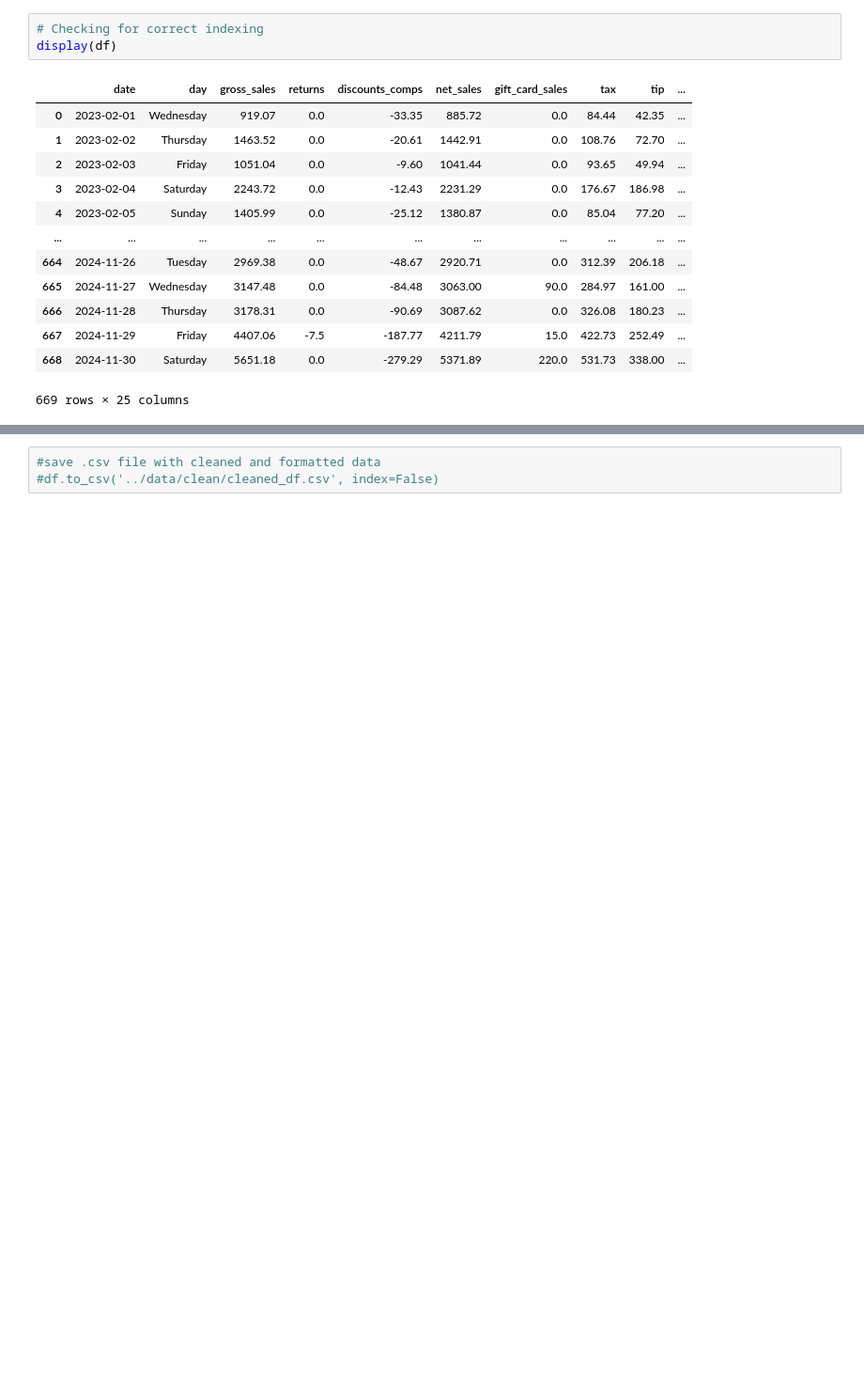
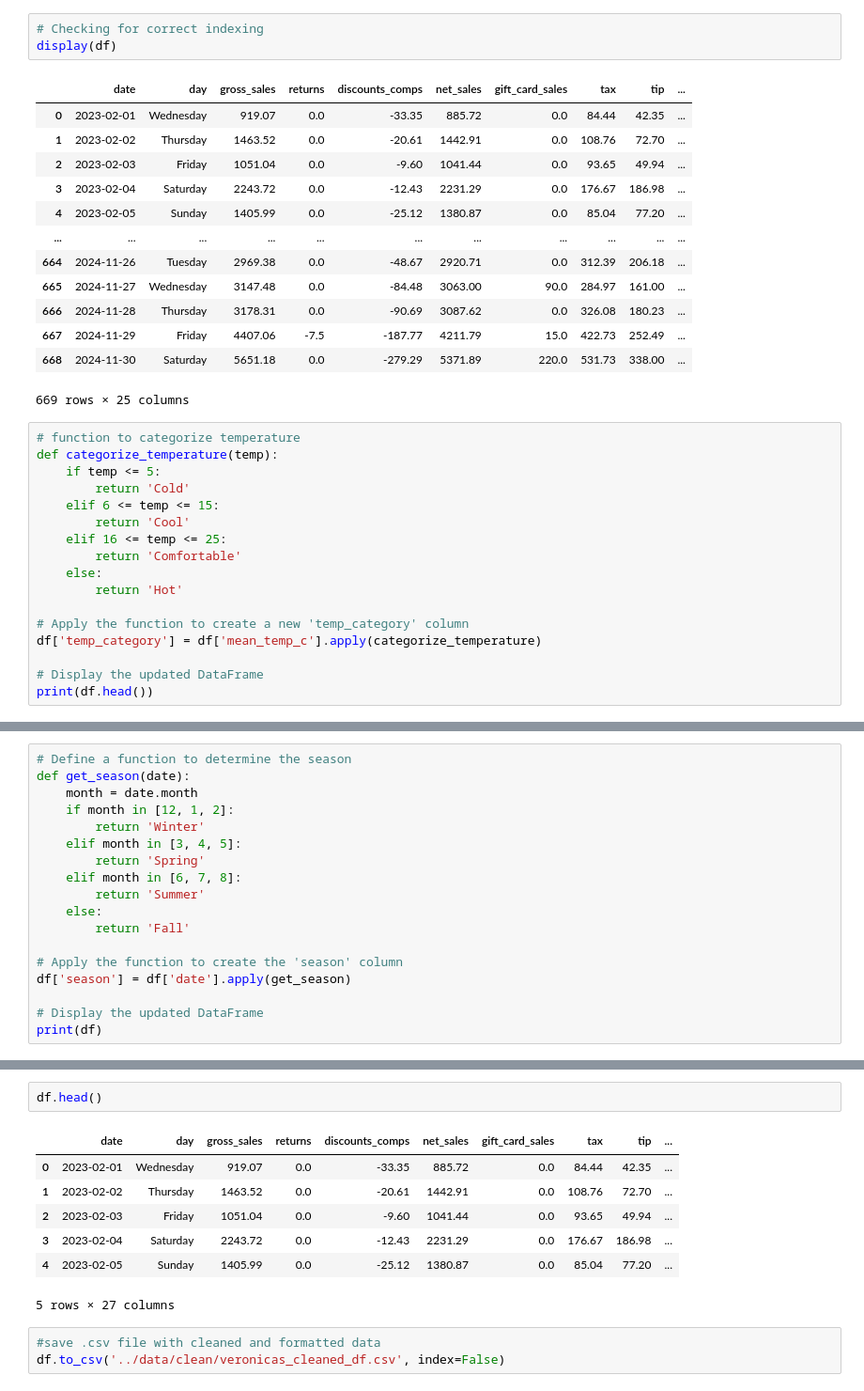
Before and after one commit to tsuijonathan/bakery_sales_analysis, a Jupyter notebook: notebooks/final_data_cleaning.ipynb, the cells around one changed output, grey strips where cells are left out. Shown at 94% size. Drawn from its saved outputs; the diff is of its cells as text; blank space fills up the shorter version.

```diff
--- a/notebooks/final_data_cleaning.ipynb
+++ b/notebooks/final_data_cleaning.ipynb
@@ -281,3 +285,20 @@ display(df)
 | 667 | 2024-11-29 | Friday | 4407.06 | -7.5 | -187.77 | 4211.79 | 15.0 | 422.73 | 252.49 | ... |
 | 668 | 2024-11-30 | Saturday | 5651.18 | 0.0 | -279.29 | 5371.89 | 220.0 | 531.73 | 338.00 | ... |
 669 rows × 25 columns
+# %%
+# function to categorize temperature
+def categorize_temperature(temp):
+    if temp <= 5:
+        return 'Cold'
+    elif 6 <= temp <= 15:
+        return 'Cool'
+    elif 16 <= temp <= 25:
+        return 'Comfortable'
+    else:
+        return 'Hot'
+
+# Apply the function to create a new 'temp_category' column
+df['temp_category'] = df['mean_temp_c'].apply(categorize_temperature)
+
+# Display the updated DataFrame
+print(df.head())
@@ -283,0 +323,18 @@ display(df)
+# %%
+# Define a function to determine the season
+def get_season(date):
+    month = date.month
+    if month in [12, 1, 2]:
+        return 'Winter'
+    elif month in [3, 4, 5]:
+        return 'Spring'
+    elif month in [6, 7, 8]:
+        return 'Summer'
+    else:
+        return 'Fall'
+
+# Apply the function to create the 'season' column
+df['season'] = df['date'].apply(get_season)
+
+# Display the updated DataFrame
+print(df)
@@ -284,3 +359,13 @@ display(df)
+# %%
+df.head()
+# %% [output]
+|  | date | day | gross_sales | returns | discounts_comps | net_sales | gift_card_sales | tax | tip | ... |
+| 0 | 2023-02-01 | Wednesday | 919.07 | 0.0 | -33.35 | 885.72 | 0.0 | 84.44 | 42.35 | ... |
+| 1 | 2023-02-02 | Thursday | 1463.52 | 0.0 | -20.61 | 1442.91 | 0.0 | 108.76 | 72.70 | ... |
+| 2 | 2023-02-03 | Friday | 1051.04 | 0.0 | -9.60 | 1041.44 | 0.0 | 93.65 | 49.94 | ... |
+| 3 | 2023-02-04 | Saturday | 2243.72 | 0.0 | -12.43 | 2231.29 | 0.0 | 176.67 | 186.98 | ... |
+| 4 | 2023-02-05 | Sunday | 1405.99 | 0.0 | -25.12 | 1380.87 | 0.0 | 85.04 | 77.20 | ... |
+5 rows × 27 columns
 # %%
 #save .csv file with cleaned and formatted data
-#df.to_csv('../data/clean/cleaned_df.csv', index=False)
+df.to_csv('../data/clean/veronicas_cleaned_df.csv', index=False)
```
Also changed, not shown: parts of 7 cells of this notebook, 11 other files.
